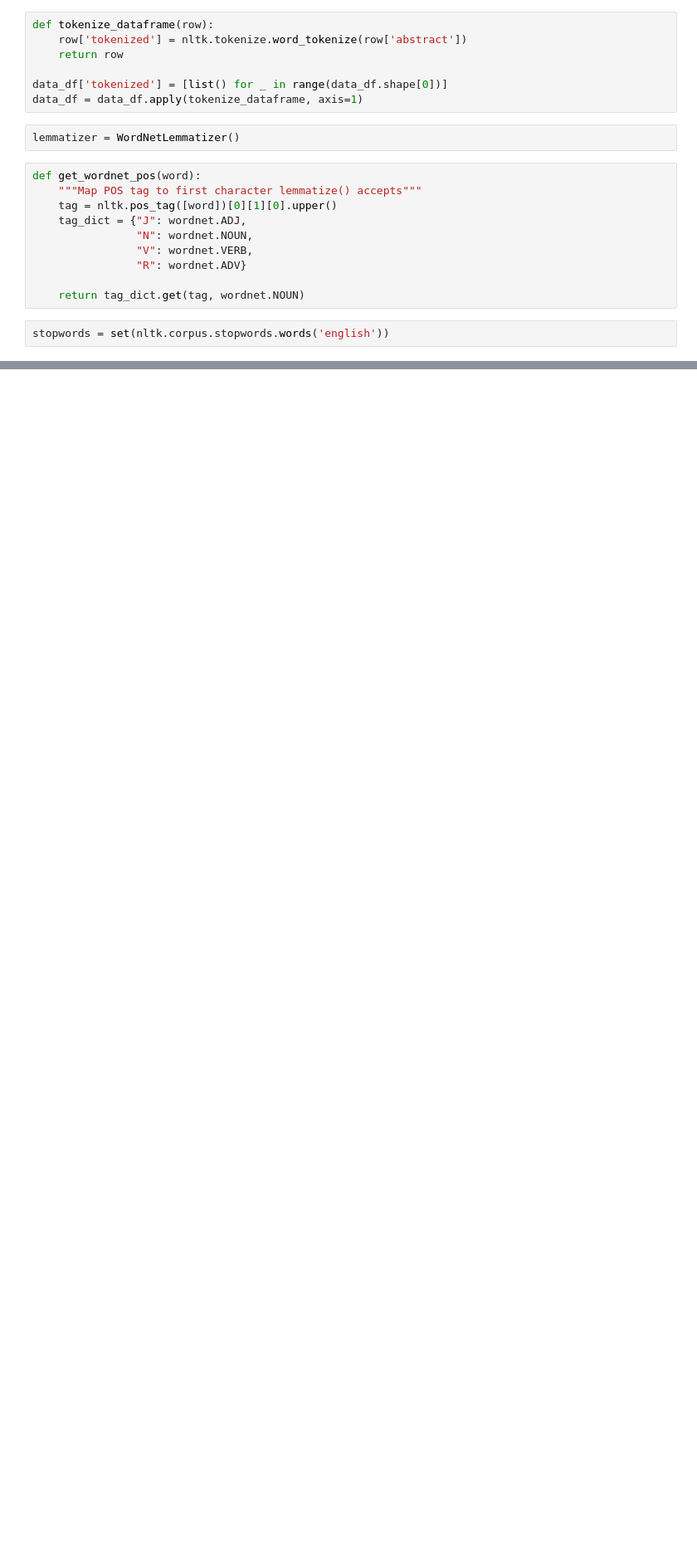
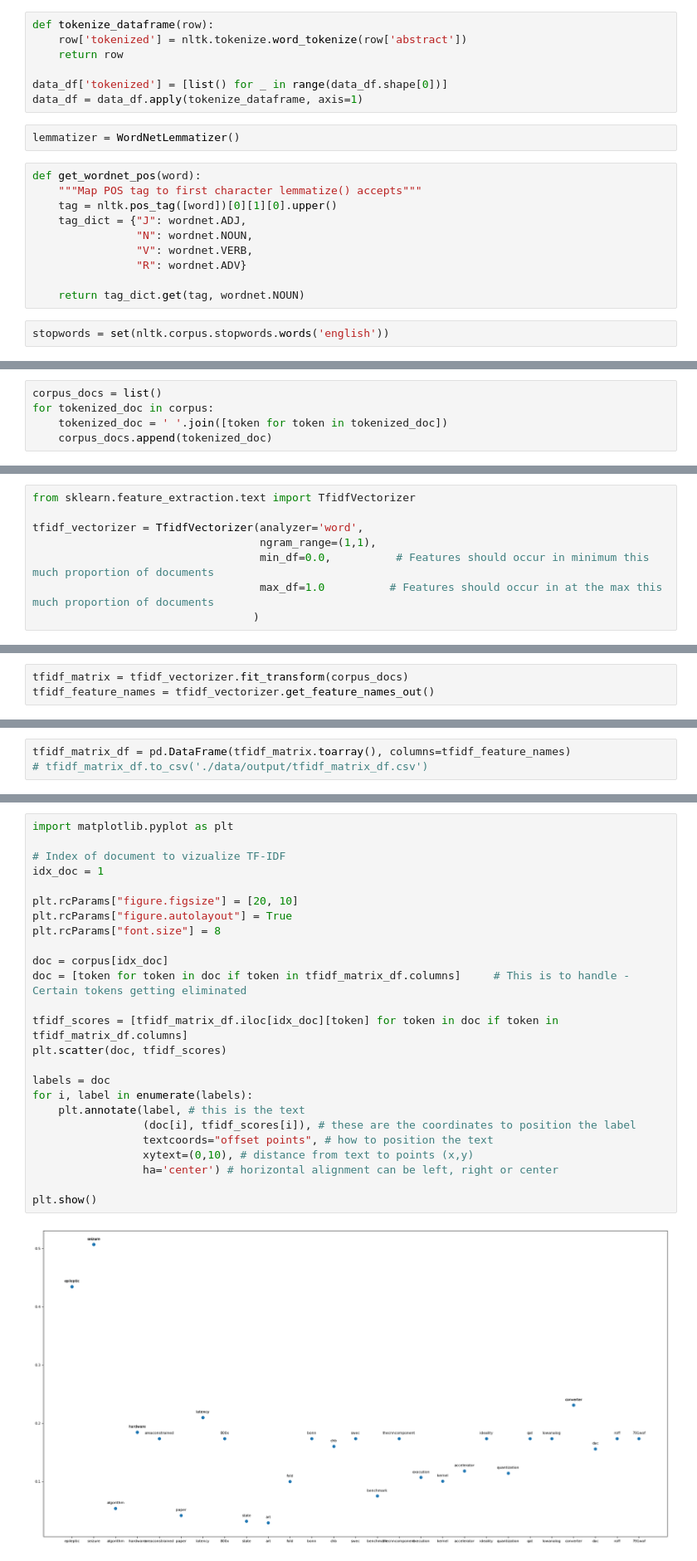
Before and after one commit to davesuketu215/NLP-ML-Learning-Series, a Jupyter notebook: 02 Vectorization.ipynb, the cells around one changed output, grey strips where cells are left out. Shown at 83% size. Cells and saved outputs as stored; diff of their text form; blank space fills up the shorter version.

```diff
--- a/02 Vectorization.ipynb
+++ b/02 Vectorization.ipynb
@@ -65,0 +270,5 @@ data_df.head(20)
+# %%
+corpus_docs = list()
+for tokenized_doc in corpus:
+    tokenized_doc = ' '.join([token for token in tokenized_doc])
+    corpus_docs.append(tokenized_doc)
@@ -65,0 +305,8 @@ data_df.head(20)
+# %%
+from sklearn.feature_extraction.text import TfidfVectorizer
+
+tfidf_vectorizer = TfidfVectorizer(analyzer='word',
+                                   ngram_range=(1,1),
+                                   min_df=0.0,          # Features should occur in minimum this much proportion of documents
+                                   max_df=1.0          # Features should occur in at the max this much proportion of documents
+                                  )
@@ -65,0 +317,3 @@ data_df.head(20)
+# %%
+tfidf_matrix = tfidf_vectorizer.fit_transform(corpus_docs)
+tfidf_feature_names = tfidf_vectorizer.get_feature_names_out()
@@ -65,0 +356,3 @@ data_df.head(20)
+# %%
+tfidf_matrix_df = pd.DataFrame(tfidf_matrix.toarray(), columns=tfidf_feature_names)
+# tfidf_matrix_df.to_csv('./data/output/tfidf_matrix_df.csv')
@@ -65,0 +396,27 @@ data_df.head(20)
+# %%
+import matplotlib.pyplot as plt
+
+# Index of document to vizualize TF-IDF
+idx_doc = 1
+
+plt.rcParams["figure.figsize"] = [20, 10]
+plt.rcParams["figure.autolayout"] = True
+plt.rcParams["font.size"] = 8
+
+doc = corpus[idx_doc]
+doc = [token for token in doc if token in tfidf_matrix_df.columns]     # This is to handle - Certain tokens getting eliminated
+
+tfidf_scores = [tfidf_matrix_df.iloc[idx_doc][token] for token in doc if token in tfidf_matrix_df.columns]
+plt.scatter(doc, tfidf_scores)
+
+labels = doc
+for i, label in enumerate(labels):
+    plt.annotate(label, # this is the text
+                 (doc[i], tfidf_scores[i]), # these are the coordinates to position the label
+                 textcoords="offset points", # how to position the text
+                 xytext=(0,10), # distance from text to points (x,y)
+                 ha='center') # horizontal alignment can be left, right or center
+
+plt.show()
+# %% [output]
+[figure, added]
```
Also changed, not shown: parts of 82 cells of this notebook, 3 other files.
